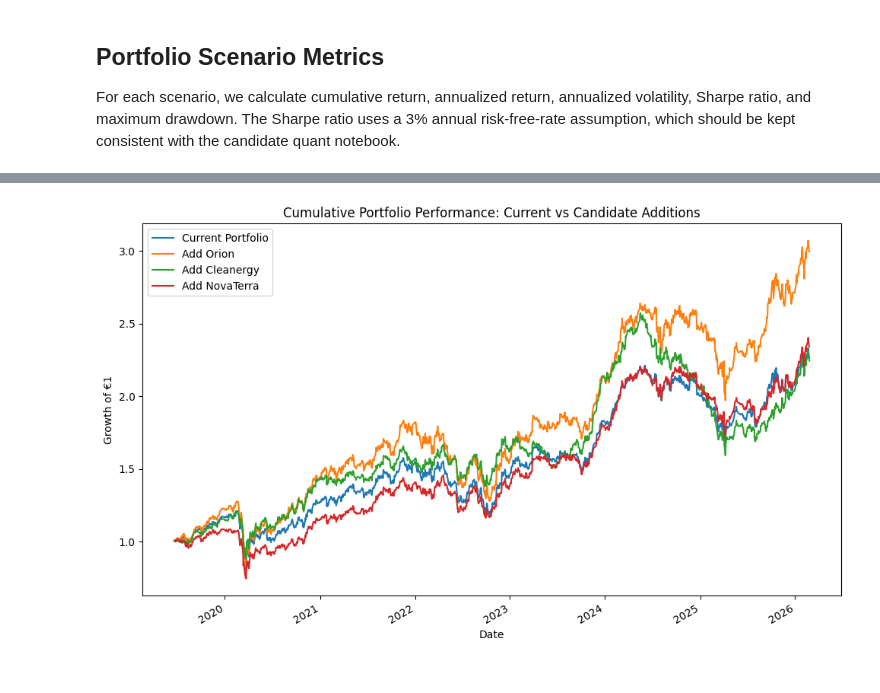
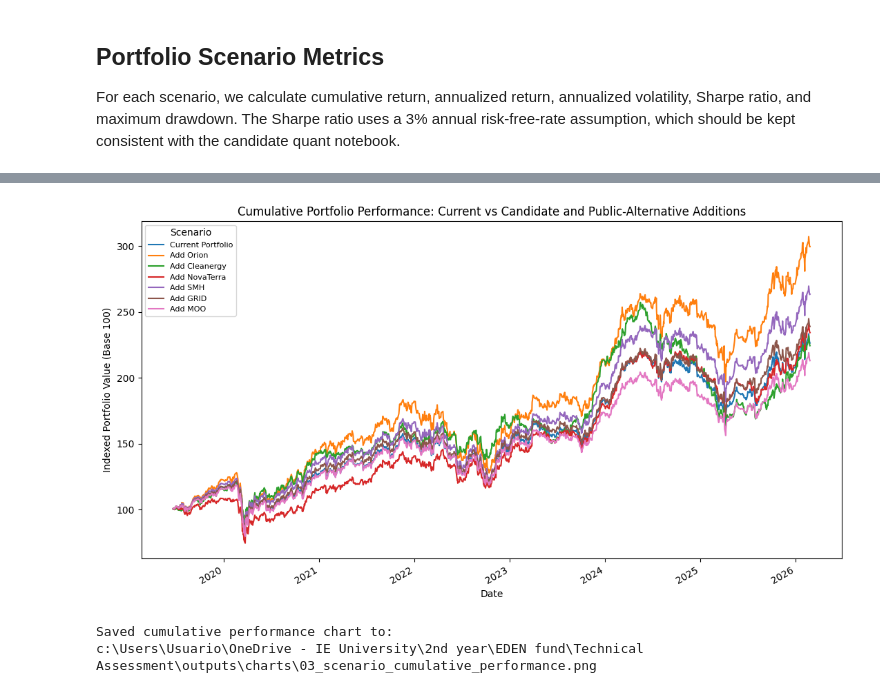
Before and after one commit to pablaris/eden_application, a Jupyter notebook: notebooks/03_portfolio_fit_and_diversification.ipynb, the cells around one changed output, grey strips where cells are left out. Drawn from its saved outputs; the diff is of its cells as text; code cells hidden in the pictures.

```diff
--- a/notebooks/03_portfolio_fit_and_diversification.ipynb
+++ b/notebooks/03_portfolio_fit_and_diversification.ipynb
@@ -946,23 +1041,33 @@ plt.show()
 # %%
-#Compute the cumulative return for each scenario
-cumulative_scenarios = (1 + portfolio_scenario_returns).cumprod()
+# Plot cumulative portfolio performance for each scenario
 
-#Create the area for the chart
-ax = cumulative_scenarios.plot(figsize=(10, 6))
+# Convert daily returns into cumulative performance, indexed to 100
+cumulative_scenarios = (1 + portfolio_scenario_returns).cumprod() * 100
 
-ax.set_title("Cumulative Portfolio Performance: Current vs Candidate Additions") #Set the chart title
-ax.set_ylabel("Growth of €1") #Set the name of the y-axis
-ax.set_xlabel("Date") #Set the name of the x-axis
+# Create chart
+ax = cumulative_scenarios.plot(figsize=(11, 6))
+
+ax.set_title("Cumulative Portfolio Performance: Current vs Candidate and Public-Alternative Additions")
+ax.set_ylabel("Indexed Portfolio Value (Base 100)")
+ax.set_xlabel("Date")
+ax.legend(title="Scenario", fontsize=8)
+
 plt.tight_layout()
 
-#Export the chart as an image
+# Export chart
+cumulative_performance_path = OUTPUT_CHARTS / "03_scenario_cumulative_performance.png"
+
 plt.savefig(
-    OUTPUT_CHARTS / "03_scenario_cumulative_performance.png",
+    cumulative_performance_path,
     dpi=300,
     bbox_inches="tight"
 )
 
-#Show the chart
 plt.show()
+
+print("Saved cumulative performance chart to:")
+print(cumulative_performance_path)
 # %% [output]
-[figure, old version]
+[figure, new version]
+Saved cumulative performance chart to:
+c:\Users\Usuario\OneDrive - IE University\2nd year\EDEN fund\Technical Assessment\outputs\charts\03_scenario_cumulative_performance.png
```
Also changed, not shown: parts of 28 cells of this notebook.
